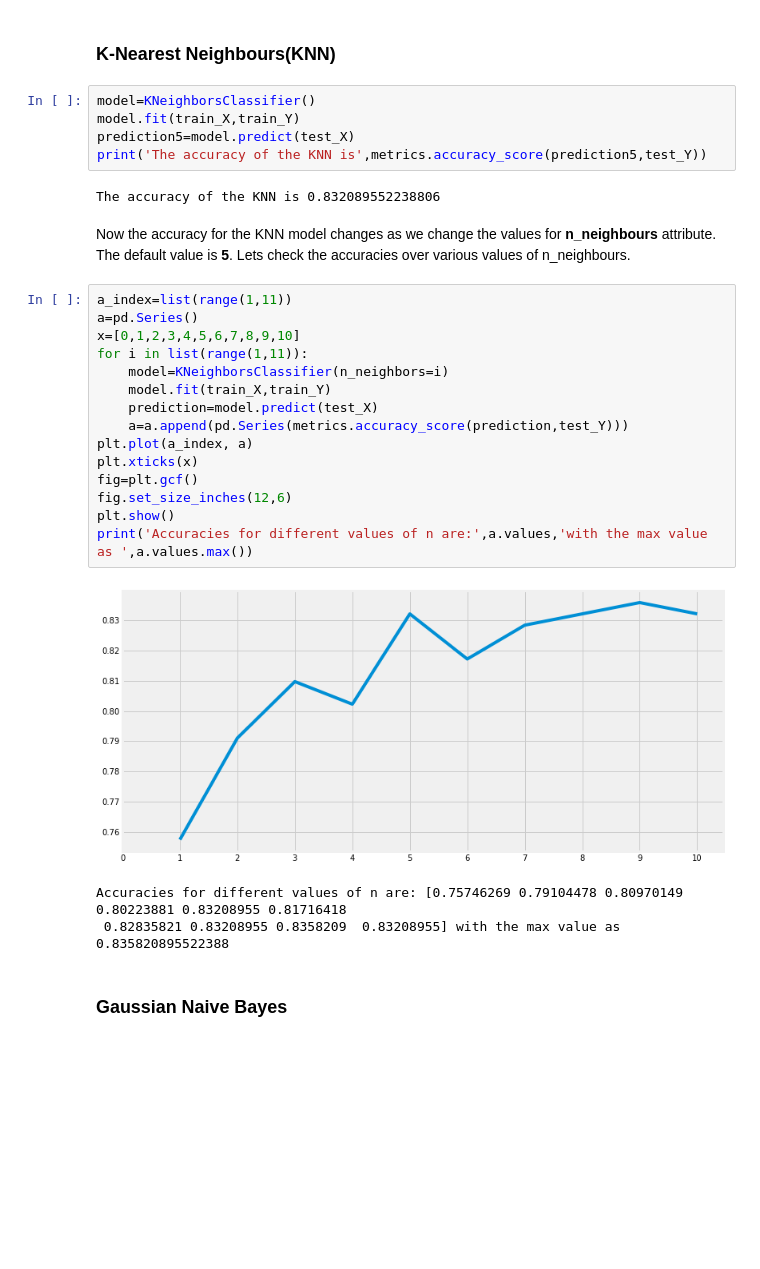
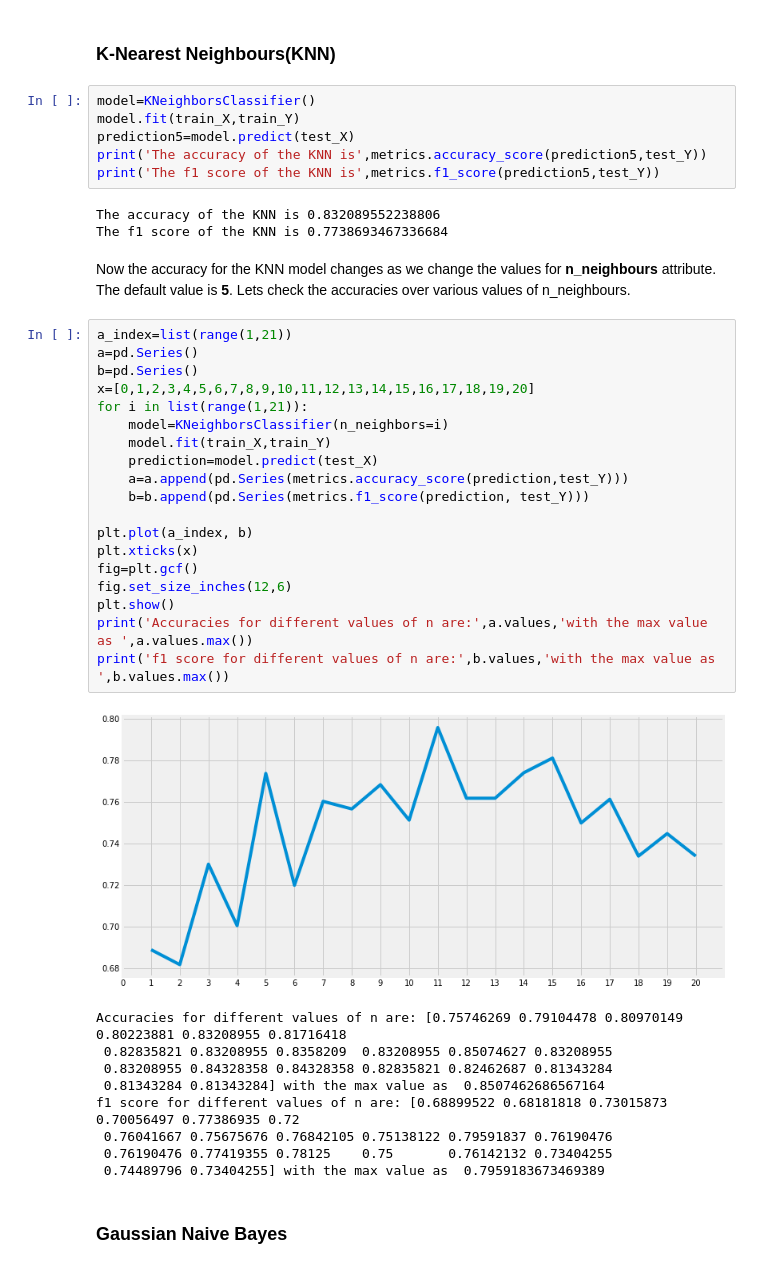
Before and after one commit to Gangtaro/kaggle_study, a Jupyter notebook: titanic/eda-to-prediction-dietanic.ipynb, the cells around one changed output. Cells and saved outputs as stored; diff of their text form; blank space fills up the shorter version.

```diff
--- a/titanic/eda-to-prediction-dietanic.ipynb
+++ b/titanic/eda-to-prediction-dietanic.ipynb
@@ -933,29 +936,41 @@ model=KNeighborsClassifier()
 model.fit(train_X,train_Y)
 prediction5=model.predict(test_X)
 print('The accuracy of the KNN is',metrics.accuracy_score(prediction5,test_Y))
+print('The f1 score of the KNN is',metrics.f1_score(prediction5,test_Y))
 # %% [output]
 The accuracy of the KNN is 0.832089552238806
+The f1 score of the KNN is 0.7738693467336684
 # %% [markdown]
 Now the accuracy for the KNN model changes as we change the values for **n_neighbours** attribute. The default value is **5**. Lets check the accuracies over various values of n_neighbours.
 # %%
-a_index=list(range(1,11))
+a_index=list(range(1,21))
 a=pd.Series()
-x=[0,1,2,3,4,5,6,7,8,9,10]
-for i in list(range(1,11)):
+b=pd.Series()
+x=[0,1,2,3,4,5,6,7,8,9,10,11,12,13,14,15,16,17,18,19,20]
+for i in list(range(1,21)):
     model=KNeighborsClassifier(n_neighbors=i)
     model.fit(train_X,train_Y)
     prediction=model.predict(test_X)
     a=a.append(pd.Series(metrics.accuracy_score(prediction,test_Y)))
-plt.plot(a_index, a)
+    b=b.append(pd.Series(metrics.f1_score(prediction, test_Y)))
+
+plt.plot(a_index, b)
 plt.xticks(x)
 fig=plt.gcf()
 fig.set_size_inches(12,6)
 plt.show()
 print('Accuracies for different values of n are:',a.values,'with the max value as ',a.values.max())
+print('f1 score for different values of n are:',b.values,'with the max value as ',b.values.max())
 # %% [output]
-[figure, old version]
+[figure, new version]
 Accuracies for different values of n are: [0.75746269 0.79104478 0.80970149 0.80223881 0.83208955 0.81716418
- 0.82835821 0.83208955 0.8358209  0.83208955] with the max value as  0.835820895522388
+ 0.82835821 0.83208955 0.8358209  0.83208955 0.85074627 0.83208955
+ 0.83208955 0.84328358 0.84328358 0.82835821 0.82462687 0.81343284
+ 0.81343284 0.81343284] with the max value as  0.8507462686567164
+f1 score for different values of n are: [0.68899522 0.68181818 0.73015873 0.70056497 0.77386935 0.72
+ 0.76041667 0.75675676 0.76842105 0.75138122 0.79591837 0.76190476
+ 0.76190476 0.77419355 0.78125    0.75       0.76142132 0.73404255
+ 0.74489796 0.73404255] with the max value as  0.7959183673469389
 # %% [markdown]
 ### Gaussian Naive Bayes
 # %%
```
Also changed, not shown: parts of 8 cells of this notebook, 1 other file.
